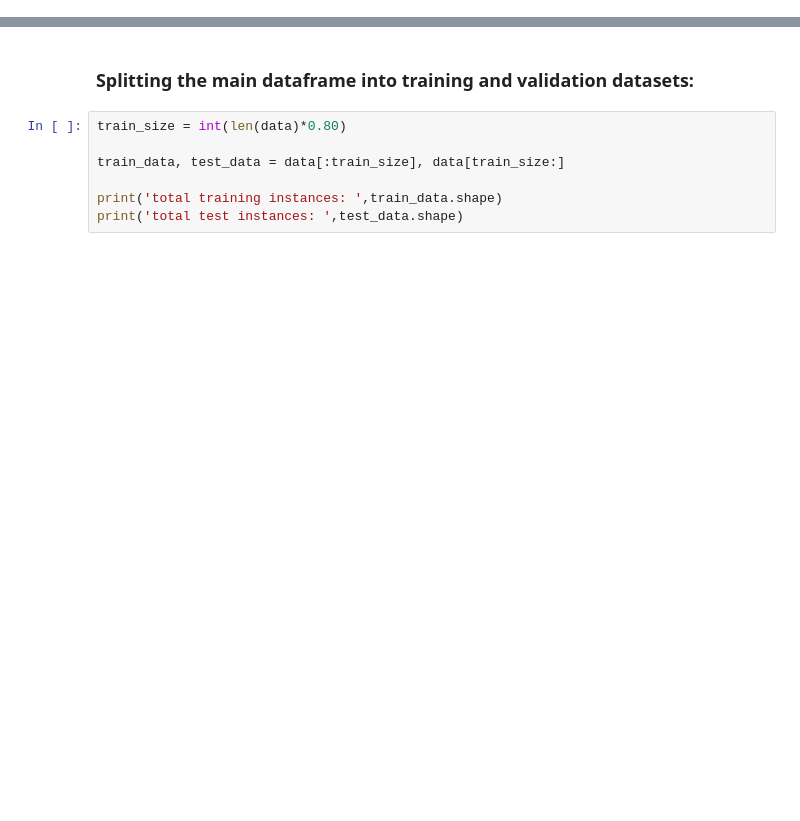
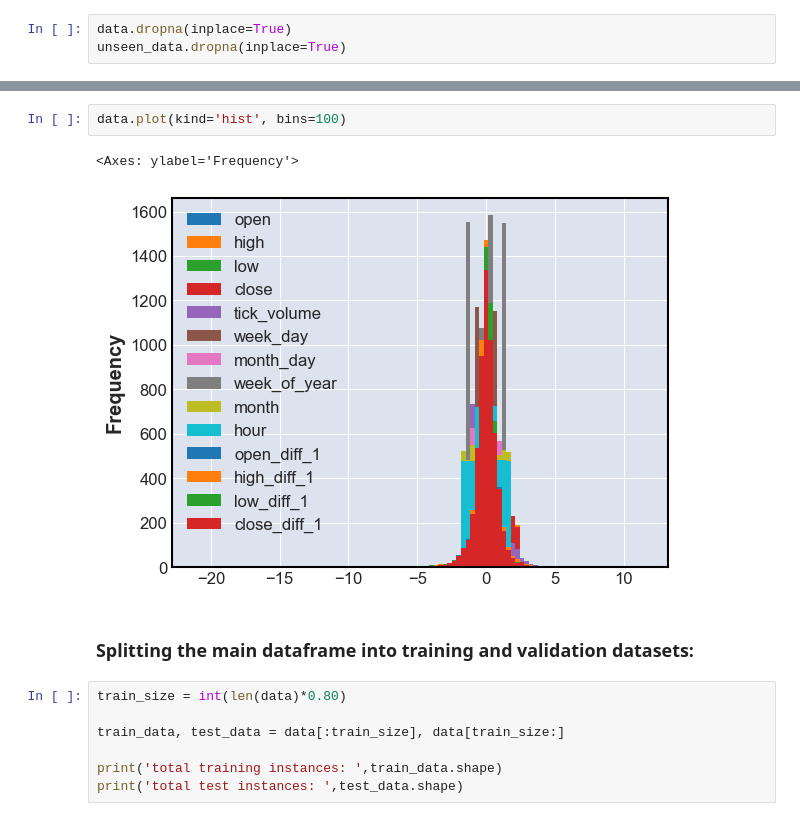
Before and after one commit to JLuissp/Jupyter_notebooks, a Jupyter notebook: Pytorch/Time_Series_Forecasting_From_Statistica_to_Deeep_Learning_Approach.ipynb, the cells around one changed output, grey strips where cells are left out. Saved outputs shown, nothing was run; the diff lists cells and outputs as text; blank space fills up the shorter version.

```diff
--- a/Pytorch/Time_Series_Forecasting_From_Statistica_to_Deeep_Learning_Approach.ipynb
+++ b/Pytorch/Time_Series_Forecasting_From_Statistica_to_Deeep_Learning_Approach.ipynb
@@ -236,0 +216,3 @@ dtype: object
+# %%
+data.dropna(inplace=True)
+unseen_data.dropna(inplace=True)
@@ -247,3 +305,8 @@ data = (data - data_mean) / data_std
+# %%
+data.plot(kind='hist', bins=100)
+# %% [output]
+<Axes: ylabel='Frequency'>
+[figure, added]
 # %% [markdown]
 ### Splitting the main dataframe into training and validation datasets:
 # %%
```
Also changed, not shown: parts of 62 cells of this notebook.
